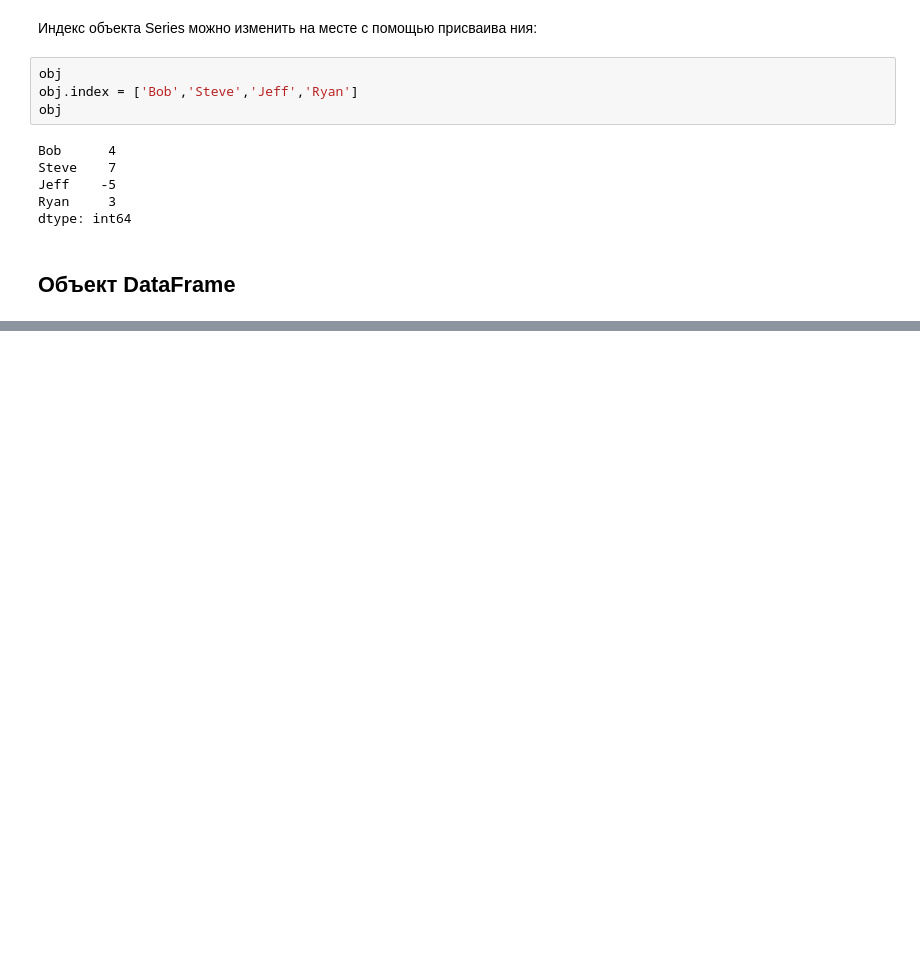
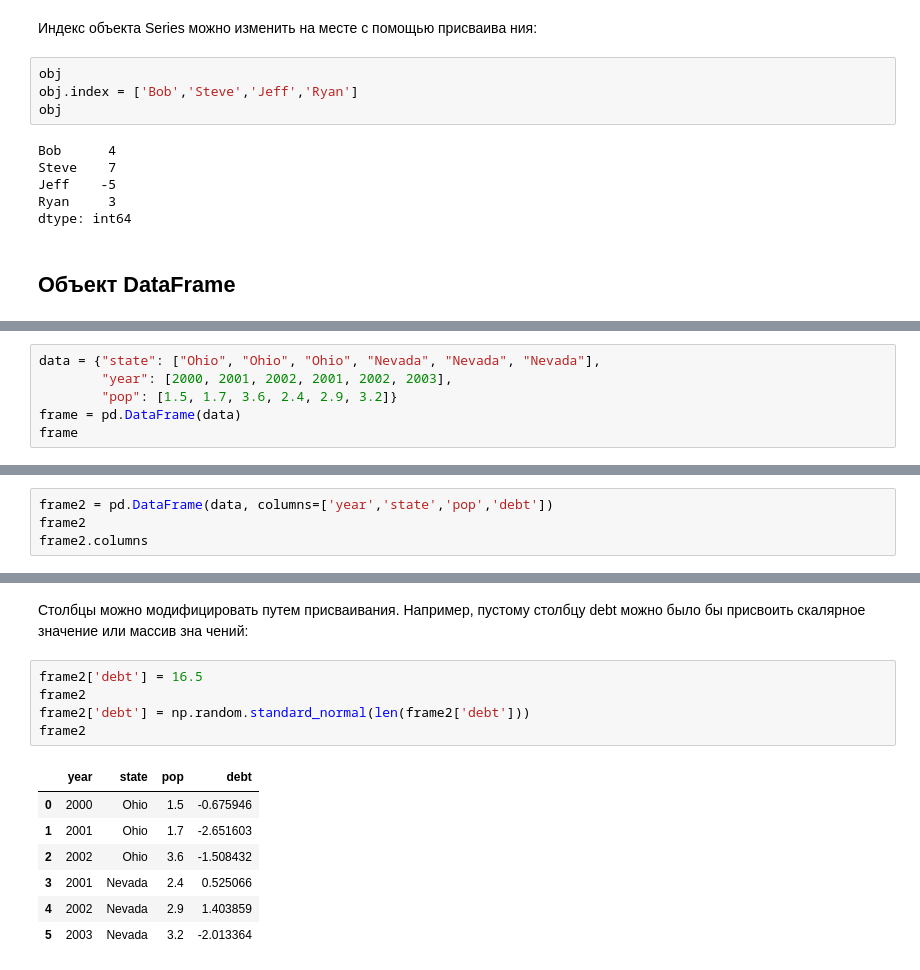
Before and after one commit to dadaxonEnigma/Python-and-Data-Analysis, a Jupyter notebook: EDA/part2.ipynb, the cells around one changed output, grey strips where cells are left out. Saved outputs shown, nothing was run; the diff lists cells and outputs as text; blank space fills up the shorter version.

Commit message:
Index DataFrime

```diff
--- a/EDA/part2.ipynb
+++ b/EDA/part2.ipynb
@@ -140,0 +147,6 @@ dtype: int64
+# %%
+data = {"state": ["Ohio", "Ohio", "Ohio", "Nevada", "Nevada", "Nevada"],
+        "year": [2000, 2001, 2002, 2001, 2002, 2003],
+        "pop": [1.5, 1.7, 3.6, 2.4, 2.9, 3.2]}
+frame = pd.DataFrame(data)
+frame
@@ -140,0 +191,4 @@ dtype: int64
+# %%
+frame2 = pd.DataFrame(data, columns=['year','state','pop','debt'])
+frame2
+frame2.columns
@@ -140,0 +231,17 @@ dtype: int64
+# %% [markdown]
+ Столбцы можно модифицировать путем присваивания. Например, пустому
+столбцу debt можно было бы присвоить скалярное значение или массив зна
+чений:
+# %%
+frame2['debt'] = 16.5
+frame2
+frame2['debt'] = np.random.standard_normal(len(frame2['debt']))
+frame2
+# %% [output]
+|  | year | state | pop | debt |
+| 0 | 2000 | Ohio | 1.5 | -0.675946 |
+| 1 | 2001 | Ohio | 1.7 | -2.651603 |
+| 2 | 2002 | Ohio | 3.6 | -1.508432 |
+| 3 | 2001 | Nevada | 2.4 | 0.525066 |
+| 4 | 2002 | Nevada | 2.9 | 1.403859 |
+| 5 | 2003 | Nevada | 3.2 | -2.013364 |
```
Also changed, not shown: parts of 21 cells of this notebook.
